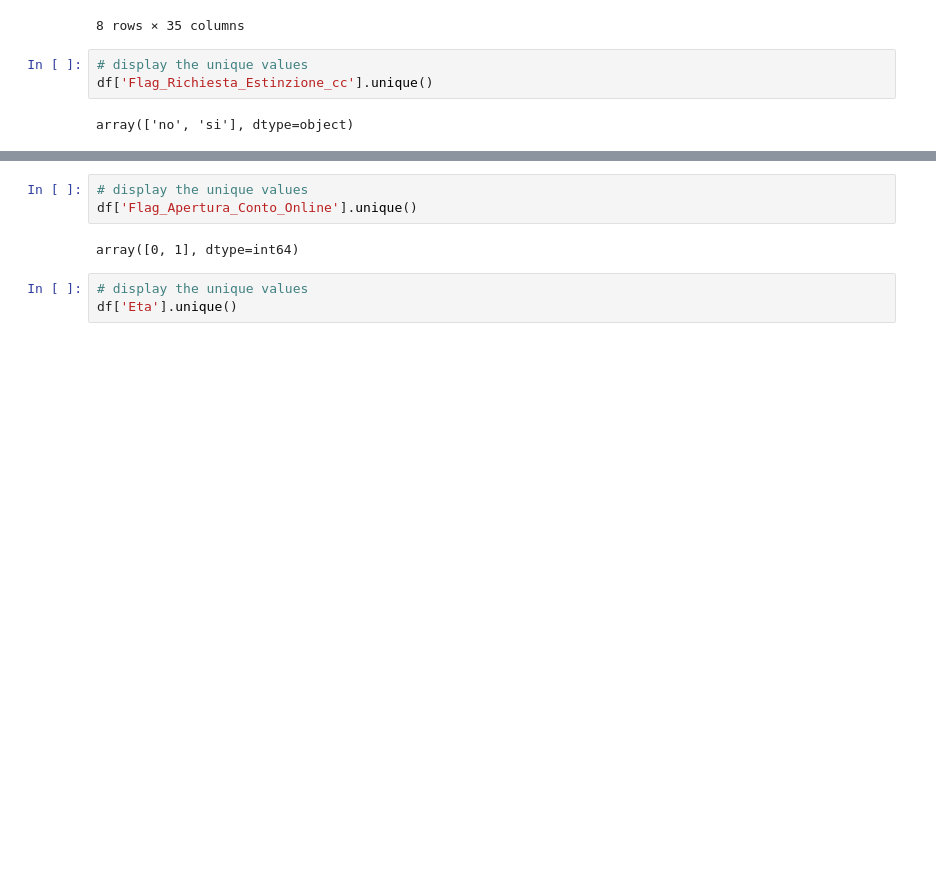
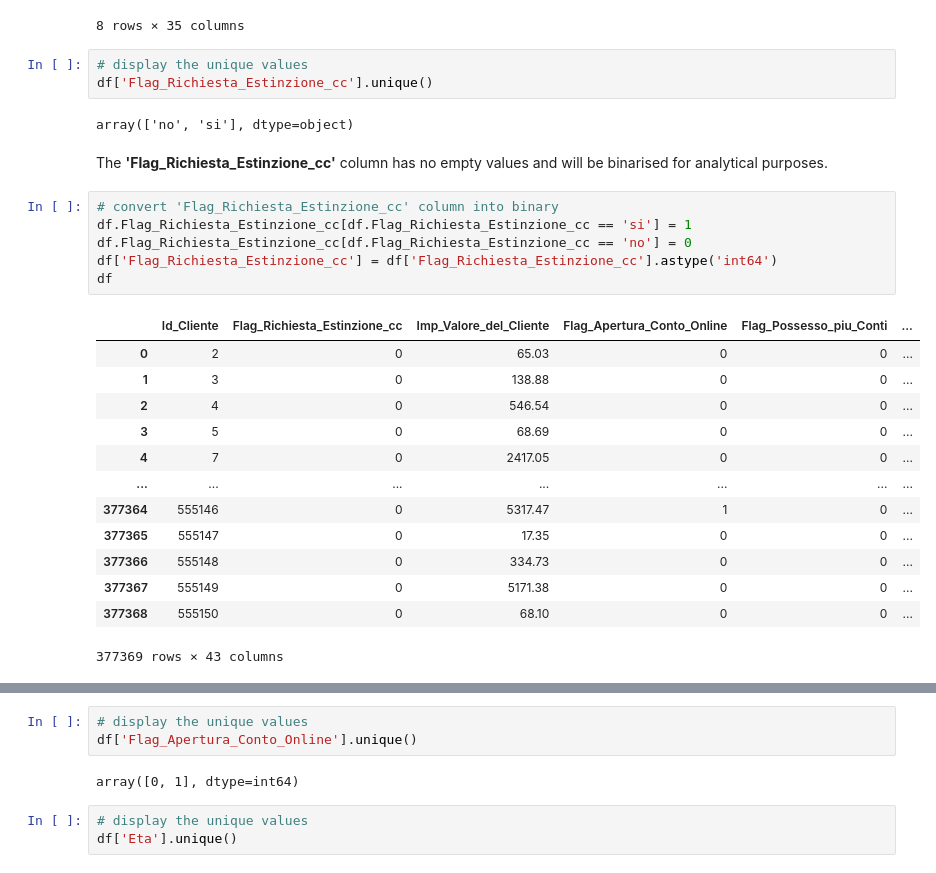
Before and after one commit to fedfioravanti/Bank-Churn-Prediction, a Jupyter notebook: notebooks/Bank-Churn-01-Intro-EDA.ipynb, the cells around one changed output, grey strips where cells are left out. Cells and saved outputs as stored; diff of their text form; blank space fills up the shorter version.

```diff
--- a/notebooks/Bank-Churn-01-Intro-EDA.ipynb
+++ b/notebooks/Bank-Churn-01-Intro-EDA.ipynb
@@ -110,3 +112,25 @@ df.describe()
 df['Flag_Richiesta_Estinzione_cc'].unique()
 # %% [output]
 array(['no', 'si'], dtype=object)
+# %% [markdown]
+The **'Flag_Richiesta_Estinzione_cc'** column has no empty values and will be binarised for analytical purposes.
+# %%
+# convert 'Flag_Richiesta_Estinzione_cc' column into binary
+df.Flag_Richiesta_Estinzione_cc[df.Flag_Richiesta_Estinzione_cc == 'si'] = 1
+df.Flag_Richiesta_Estinzione_cc[df.Flag_Richiesta_Estinzione_cc == 'no'] = 0
+df['Flag_Richiesta_Estinzione_cc'] = df['Flag_Richiesta_Estinzione_cc'].astype('int64')
+df
+# %% [output]
+|  | Id_Cliente | Flag_Richiesta_Estinzione_cc | Imp_Valore_del_Cliente | Flag_Apertura_Conto_Online | Flag_Possesso_piu_Conti | ... |
+| 0 | 2 | 0 | 65.03 | 0 | 0 | ... |
+| 1 | 3 | 0 | 138.88 | 0 | 0 | ... |
+| 2 | 4 | 0 | 546.54 | 0 | 0 | ... |
+| 3 | 5 | 0 | 68.69 | 0 | 0 | ... |
+| 4 | 7 | 0 | 2417.05 | 0 | 0 | ... |
+| ... | ... | ... | ... | ... | ... | ... |
+| 377364 | 555146 | 0 | 5317.47 | 1 | 0 | ... |
+| 377365 | 555147 | 0 | 17.35 | 0 | 0 | ... |
+| 377366 | 555148 | 0 | 334.73 | 0 | 0 | ... |
+| 377367 | 555149 | 0 | 5171.38 | 0 | 0 | ... |
+| 377368 | 555150 | 0 | 68.10 | 0 | 0 | ... |
+377369 rows × 43 columns
```
Also changed, not shown: parts of 5 cells of this notebook.
